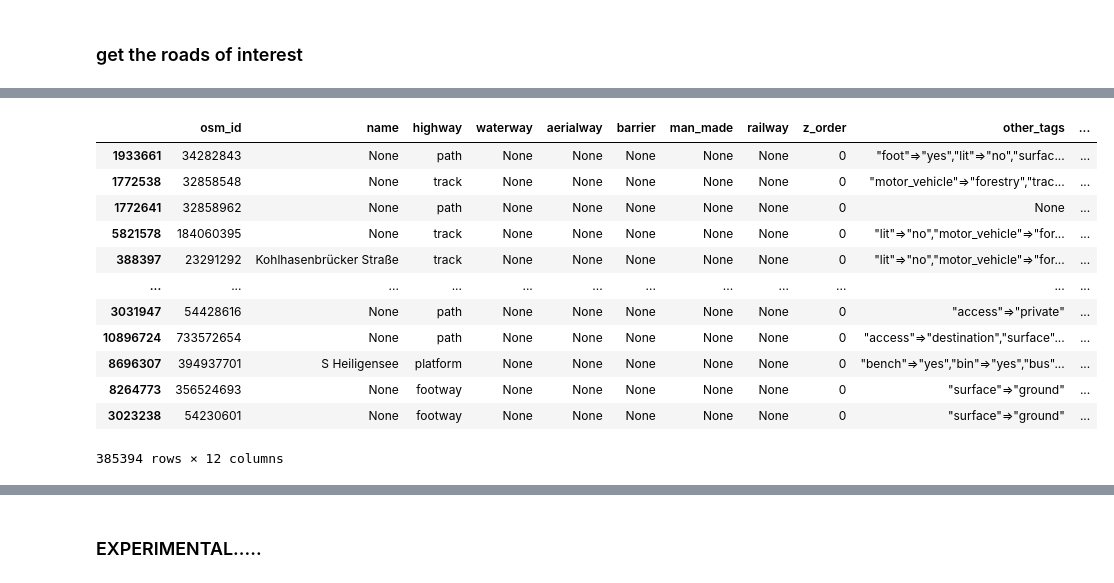
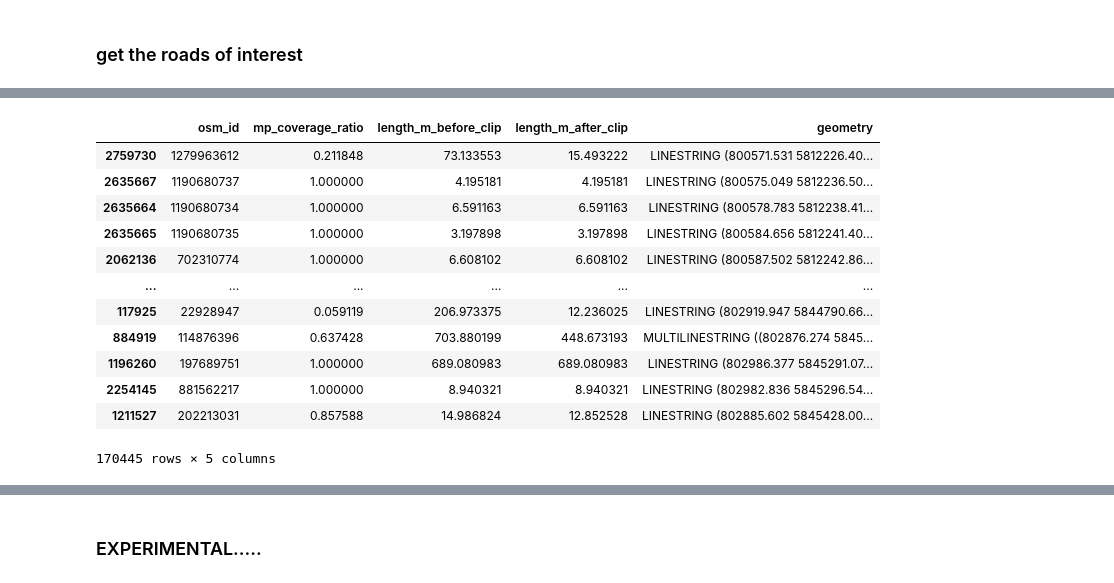
Before and after one commit to vizsim/mapillary_coverage, a Jupyter notebook: 3_merge_mp-cov_with_osm_use_case_germany.ipynb, the cells around one changed output, grey strips where cells are left out. Cells and saved outputs as stored; diff of their text form; code cells hidden in the pictures.

```diff
--- a/3_merge_mp-cov_with_osm_use_case_germany.ipynb
+++ b/3_merge_mp-cov_with_osm_use_case_germany.ipynb
@@ -11,12 +14,5 @@ from tqdm import tqdm
 # %% [markdown]
 ### get mapillary_coverage
 # %%
-# ndissolved works well, however rather want to work with dissolved and cut TODOO
-
-#mapillary_coverage = gpd.read_parquet(r"mapillary_coverage_23_bb_buffered10m_dissolved.parquet")
-#mapillary_coverage = gpd.read_parquet(r"mapillary_coverage_23_berlin_buffered10m_dissolved.parquet")
-
-#mapillary_coverage = gpd.read_parquet(r"mapillary_coverage_23_germany_buffered10m_dissolved_pano_25-04-06.parquet")
-#mapillary_coverage = gpd.read_parquet(r"mapillary_coverage_23_germany_buffered10m_dissolved_all_25-04-06.parquet")
-
-mapillary_coverage = gpd.read_parquet(r"output_germany_2025-05_combined/mapillary_coverage_germany_buffered10m_dissolved_23-01-01_until_25-05-11.parquet")
+mapillary_coverage = gpd.read_parquet("ml_output/mapillary_coverage_germany_buffered10m_dissolved_23-01-01_until_25-10-07.parquet")
+mapillary_coverage
@@ -65,10 +52,6 @@ mapillary_clean
 # %% [markdown]
 ### get the roads of interest
 # %%
-# osm_roads_2024_intersect_landuse.to_parquet("../output/roads_wo_maxspeed&accs_2024_urban.parquet")
-# osm_roads = gpd.read_parquet("../osm_history_analysis/output/roads_wo_maxspeed&accs_2024_urban.parquet")
-# osm_roads = gpd.read_parquet("processed_osm_files/berlin_highways_250401.parquet")
-
-
-#osm_roads = gpd.read_parquet("processed_osm_files/processed_highways_germany_250405.parquet")
-osm_roads = gpd.read_parquet("processed_osm_files/processed_highways_germany_250509.parquet")
+# ~3min
+osm_roads = gpd.read_parquet("processed_osm_files/processed_highways_germany_251006.parquet",
+                             columns=["osm_id", "geometry"])
@@ -96,0 +171,12 @@ osm_roads
+# %%
+clipped_gdf_pano['length_m_after_clip'] = clipped_gdf_pano.geometry.length
+clipped_gdf_pano["mp_coverage_ratio"] = clipped_gdf_pano["length_m_after_clip"] / clipped_gdf_pano["length_m_before_clip"]
+
+clipped_gdf_regular['length_m_after_clip'] = clipped_gdf_regular.geometry.length
+clipped_gdf_regular["mp_coverage_ratio"] = clipped_gdf_regular["length_m_after_clip"] / clipped_gdf_regular["length_m_before_clip"]
+# %%
+clipped_gdf_pano=clipped_gdf_pano[["osm_id", "mp_coverage_ratio", "length_m_before_clip", "length_m_after_clip", "geometry"]].copy()
+clipped_gdf_pano.to_parquet("germany_osm-highways_25-10-06_mp_pano_coverage_25-10-07_ratio.parquet")
+
+clipped_gdf_regular=clipped_gdf_regular[["osm_id", "mp_coverage_ratio", "length_m_before_clip", "length_m_after_clip", "geometry"]].copy()
+clipped_gdf_regular.to_parquet("germany_osm-highways_25-10-06_mp_regular_coverage_25-10-07_ratio.parquet")
@@ -124,18 +250,18 @@ mapillary_clean_clipped.plot()
 # %%
-osm_roads_clipped = gpd.clip(osm_roads, bland)
-osm_roads_clipped
+clipped_gdf_regular_clipped = gpd.clip(clipped_gdf_regular, bland)
+clipped_gdf_regular_clipped
 # %% [output]
-|  | osm_id | name | highway | waterway | aerialway | barrier | man_made | railway | z_order | other_tags | ... |
-| 1933661 | 34282843 | None | path | None | None | None | None | None | 0 | "foot"=>"yes","lit"=>"no","surfac... | ... |
-| 1772538 | 32858548 | None | track | None | None | None | None | None | 0 | "motor_vehicle"=>"forestry","trac... | ... |
-| 1772641 | 32858962 | None | path | None | None | None | None | None | 0 | None | ... |
-| 5821578 | 184060395 | None | track | None | None | None | None | None | 0 | "lit"=>"no","motor_vehicle"=>"for... | ... |
-| 388397 | 23291292 | Kohlhasenbrücker Straße | track | None | None | None | None | None | 0 | "lit"=>"no","motor_vehicle"=>"for... | ... |
-| ... | ... | ... | ... | ... | ... | ... | ... | ... | ... | ... | ... |
-| 3031947 | 54428616 | None | path | None | None | None | None | None | 0 | "access"=>"private" | ... |
-| 10896724 | 733572654 | None | path | None | None | None | None | None | 0 | "access"=>"destination","surface"... | ... |
-| 8696307 | 394937701 | S Heiligensee | platform | None | None | None | None | None | 0 | "bench"=>"yes","bin"=>"yes","bus"... | ... |
-| 8264773 | 356524693 | None | footway | None | None | None | None | None | 0 | "surface"=>"ground" | ... |
-| 3023238 | 54230601 | None | footway | None | None | None | None | None | 0 | "surface"=>"ground" | ... |
+|  | osm_id | mp_coverage_ratio | length_m_before_clip | length_m_after_clip | geometry |
+| 2759730 | 1279963612 | 0.211848 | 73.133553 | 15.493222 | LINESTRING (800571.531 5812226.40... |
+| 2635667 | 1190680737 | 1.000000 | 4.195181 | 4.195181 | LINESTRING (800575.049 5812236.50... |
+| 2635664 | 1190680734 | 1.000000 | 6.591163 | 6.591163 | LINESTRING (800578.783 5812238.41... |
+| 2635665 | 1190680735 | 1.000000 | 3.197898 | 3.197898 | LINESTRING (800584.656 5812241.40... |
+| 2062136 | 702310774 | 1.000000 | 6.608102 | 6.608102 | LINESTRING (800587.502 5812242.86... |
+| ... | ... | ... | ... | ... | ... |
+| 117925 | 22928947 | 0.059119 | 206.973375 | 12.236025 | LINESTRING (802919.947 5844790.66... |
+| 884919 | 114876396 | 0.637428 | 703.880199 | 448.673193 | MULTILINESTRING ((802876.274 5845... |
+| 1196260 | 197689751 | 1.000000 | 689.080983 | 689.080983 | LINESTRING (802986.377 5845291.07... |
+| 2254145 | 881562217 | 1.000000 | 8.940321 | 8.940321 | LINESTRING (802982.836 5845296.54... |
+| 1211527 | 202213031 | 0.857588 | 14.986824 | 12.852528 | LINESTRING (802885.602 5845428.00... |
-385394 rows × 12 columns
+170445 rows × 5 columns
 # %%
```
Also changed, not shown: parts of 20 cells of this notebook, 6 other files.
